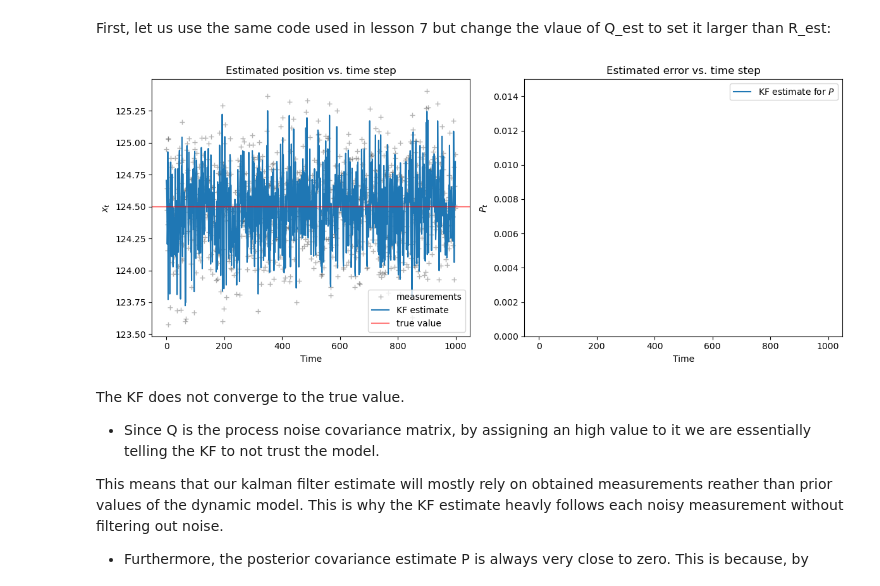
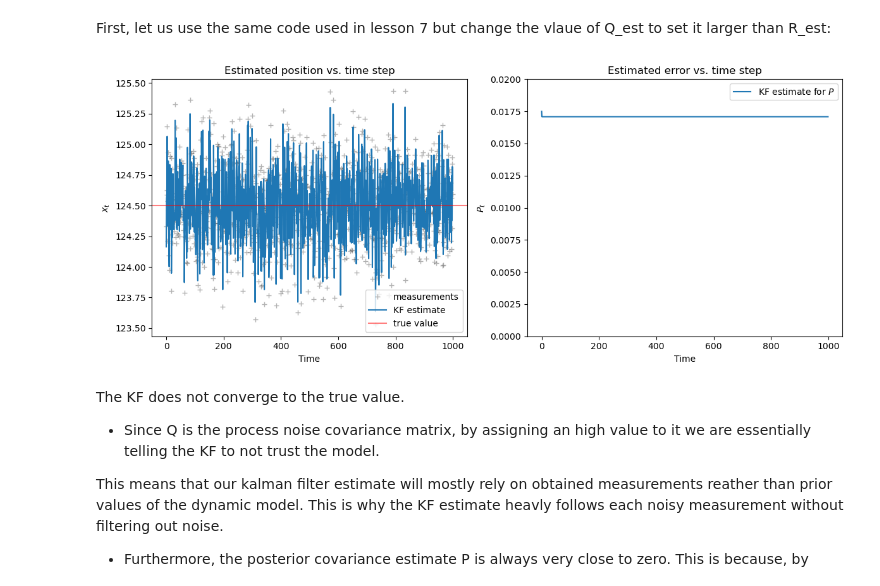
Before and after one commit to FraMaffezzoli/python-time-series-handbook, a Jupyter notebook: exercises/chapter7.ipynb, the cells around one changed output. Saved outputs shown, nothing was run; the diff lists cells and outputs as text; code cells hidden in the pictures.

```diff
--- a/exercises/chapter7.ipynb
+++ b/exercises/chapter7.ipynb
@@ -60,28 +60,28 @@ R_est = 2e-2
 # %%
 mu = 124.5 # Actual position
 R = 0.1    # Actual standard deviation of actual measurements (R)
 
 # Generate measurements
 n_measurements = 1000 # Change the number of points to see how the convergence changes
 Z = np.random.normal(mu, np.sqrt(R), size=n_measurements)
 
 # initial guesses
 x = 123 # Use an integer (imagine the initial guess is determined with a meter stick)
 P = 0.04 # error covariance P
 
 KF_estimate=[] # To store the position estimate at each time point
 KF_error=[] # To store estimated error at each time point
 for z in Z:
     x, P = kalman_1d(x, P, z, R_est, Q_est)
     KF_estimate.append(x)
     KF_error.append(P)
 
 fig, axes = plt.subplots(1,2, figsize=(12, 5))
 plot_1d_comparison(Z, KF_estimate, mu, axes[0])
-plot_1d_error(KF_error, 0, 0.015, axes[1])
+plot_1d_error(KF_error, 0, 0.02, axes[1])
 plt.tight_layout();
 # %% [output]
-[figure, old version]
+[figure, new version]
 # %% [markdown]
 The KF does not converge to the true value.
 
```
Also changed, not shown: parts of 4 cells of this notebook, 14 other files.
